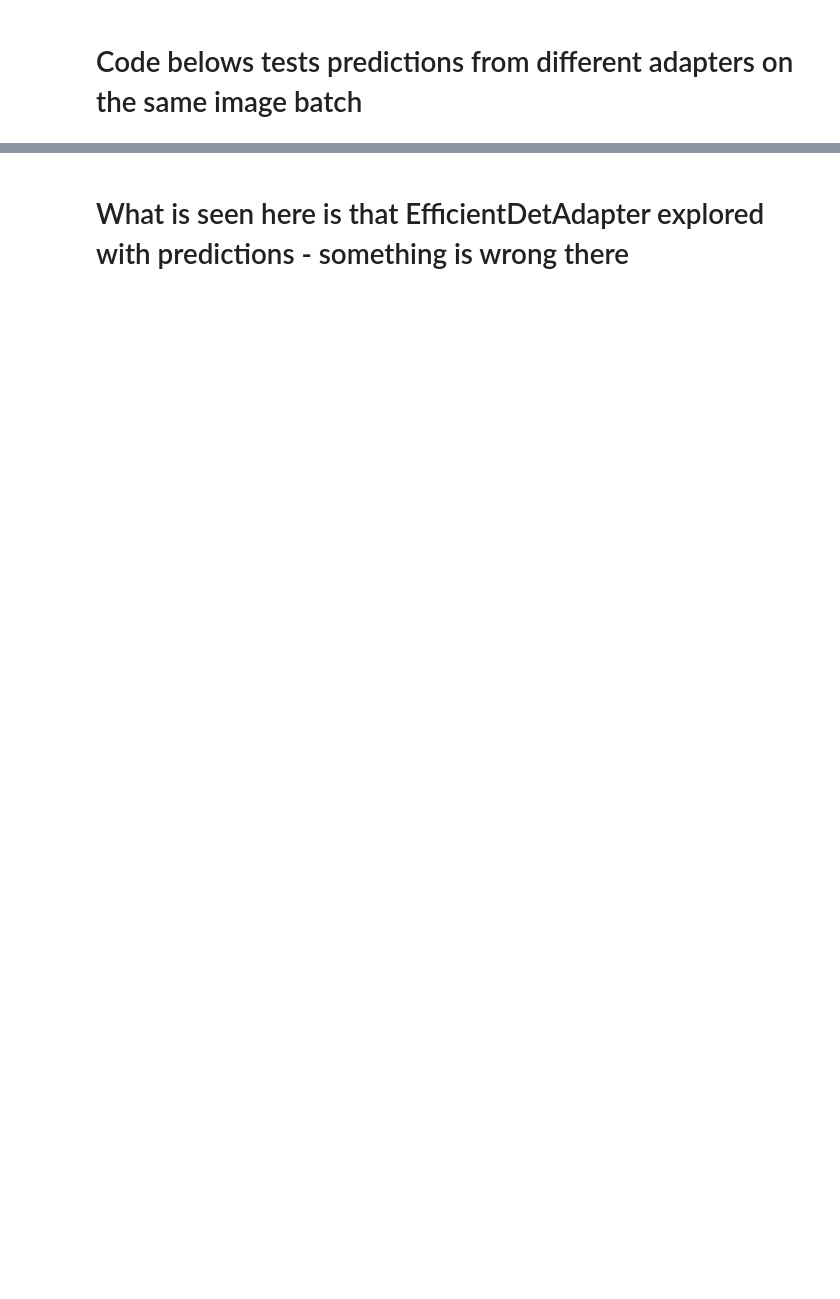
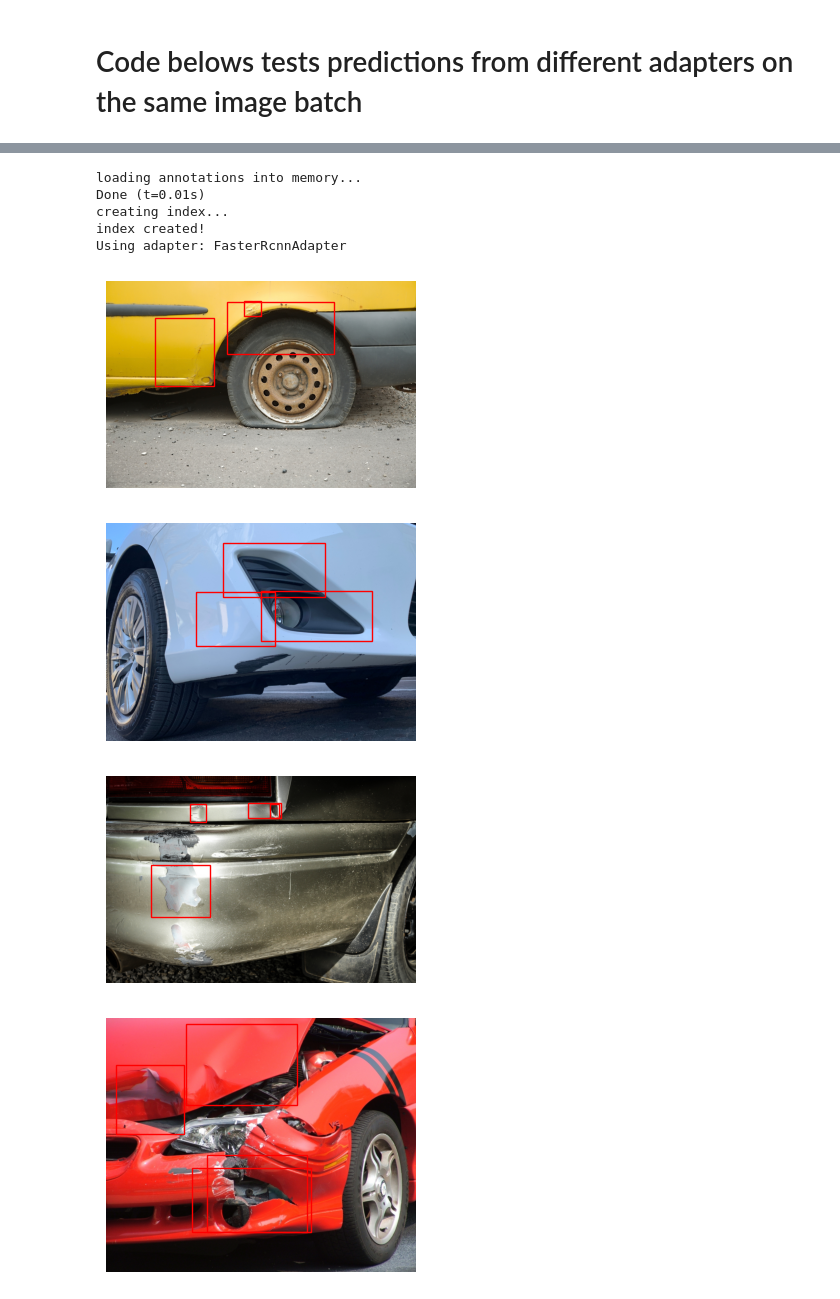
Before and after one commit to BACHELOR-NRD/ml, a Jupyter notebook: ml_carbucks/notebooks/ensemble_demo.ipynb, the cells around one changed output, grey strips where cells are left out. Saved outputs shown, nothing was run; the diff lists cells and outputs as text; code cells hidden in the pictures; blank space fills up the shorter version.

```diff
--- a/ml_carbucks/notebooks/ensemble_demo.ipynb
+++ b/ml_carbucks/notebooks/ensemble_demo.ipynb
@@ -132,5 +132,3 @@ Using adapter: EfficientDetAdapter
 Plotting image with GT boxes
 [figure]
 ... (18 outputs left out)
-# %% [markdown]
-# What is seen here is that EfficientDetAdapter explored with predictions - something is wrong there
@@ -145,0 +135,36 @@ GAME PLAN
+# %%
+adapter_idx = 2
+loader = create_clean_loader(
+    datasets=[
+        (
+            DATA_DIR / "car_dd_testing" / "images" / "val",
+            DATA_DIR / "car_dd_testing" / "instances_val_curated.json",
+        )
+    ],
+    shuffle=False,
+    batch_size=1,
+    transforms=None
+)
+aaa = adapters[adapter_idx]
+aaa.setup()
+jjj = 4
+print(f"Using adapter: {aaa.__class__.__name__}")
+for batch in loader:
+    batch_img_tensor, batch_targets = batch  # we only need the images
+
+    for iii in range(len(batch_img_tensor)):
+        predictions = aaa.predict(batch_img_tensor, iou_threshold=0.1, conf_threshold=0.25)
+        ppp(batch_img_tensor[iii], bboxes=predictions[iii]['boxes'], coords="xyxy", figsize=figsize)
+    jjj -= 1
+    if jjj == 0:
+        break
+# %% [output]
+loading annotations into memory...
+Done (t=0.01s)
+creating index...
+index created!
+Using adapter: FasterRcnnAdapter
+[figure, added]
+[figure, added]
+[figure, added]
+[figure, added]
```
Also changed, not shown: parts of 2 cells of this notebook, 4 other files.
